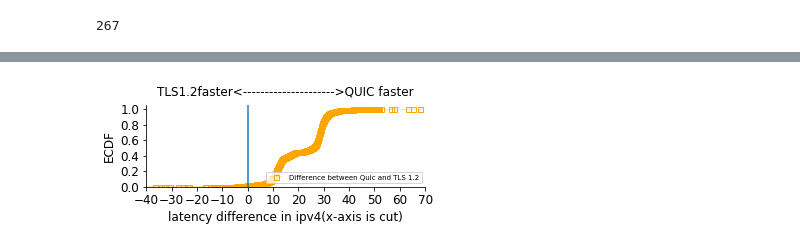
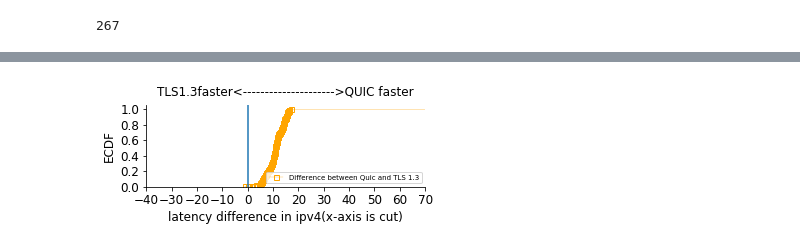
Before and after one commit to Kait0/quic-bachelorthesis, a Jupyter notebook: data/plot_QUIC.ipynb, the cells around one changed output, grey strips where cells are left out. Cells and saved outputs as stored; diff of their text form; code cells hidden in the pictures.

```diff
--- a/data/plot_QUIC.ipynb
+++ b/data/plot_QUIC.ipynb
@@ -3,7 +3,7 @@ import pandas as pd
 import numpy as np
 import matplotlib.pyplot as plt
 
-s = pd.read_csv("C:\\Users\\Admin\\Ordnung\\Studium\\Bachelorarbeit\\2018-bernhard-bachelors-thesis\\data\\CSV Data\\emilia_v4_QUIC_quic_perf_first.csv",';')
+s = pd.read_csv("C:\\Users\\Admin\\Ordnung\\Studium\\Bachelorarbeit\\2018-bernhard-bachelors-thesis\\data\\CSV Data\\emilia_v4_QUIC_tls_perf_first.csv",';')
 yticks = np.arange(0,1.1,0.2)
 xticks = np.arange(20,100,10)
 
@@ -269,7 +269,7 @@ import datetime
 print(datetime.datetime.now())
 i = 0
 list2 = []
-for index, row in tcp.iterrows(): #change tcp to tcp13 to compare quic with TLS 1.3
+for index, row in tcp13.iterrows(): #change tcp to tcp13 to compare quic with TLS 1.3
     url = quic['Url'] == row['Url']
     timelow = quic['TimeOfMeasurement'] - 60 <= row['TimeOfMeasurement']
     timehigh = row['TimeOfMeasurement'] <= quic['TimeOfMeasurement'] + 60
@@ -304,26 +304,26 @@ print(dfQuicTls12)
 # %%
 x = np.sort(dfQuicTls12['ConnDiff'])
 y = np.arange(1, len(x)+1)/float(len(x))
 
 yticks = np.arange(0,1.1,0.2)
 xticks = np.arange(-40,80,10)
 fig = plt.figure(figsize=(5,1.5))
 plt.rcParams['font.size'] = 12
-plt.title('TLS1.2faster<--------------------->QUIC faster', fontsize=12, y=1.05)
+plt.title('TLS1.3faster<--------------------->QUIC faster', fontsize=12, y=1.05)
 ax = fig.axes[0]
 ax.set_yticks(yticks)
 ax.set_ylim([0,1.05])
 ax.set_xlim([-40,70])
 ax.set_xticks(xticks)
 ax.spines['right'].set_color('none')
 ax.spines['top'].set_color('none')
 _ = plt.plot(x,y, marker='s', linewidth=0.3, markersize=5, fillstyle='none', color = 'orange')
 _ = plt.xlabel('latency difference in ipv4(x-axis is cut)')
 _ = plt.ylabel('ECDF')
 plt.axvline(x=0)
 
-plt.legend(['Difference between Quic and TLS 1.2'], fontsize=7, loc='lower right')
-#plt.savefig('Plots\\emilia_v4_QUIC_allsites_difference.pdf', format='pdf', bbox_inches='tight')
+plt.legend(['Difference between Quic and TLS 1.3'], fontsize=7, loc='lower right')
+plt.savefig('Plots\\emilia_v4_QUIC_3websites_differences.png', format='png', bbox_inches='tight')
 plt.show()
 # %% [output]
-[figure, old version]
+[figure, new version]
```
Also changed, not shown: parts of 5 cells of this notebook, 8 other files.
